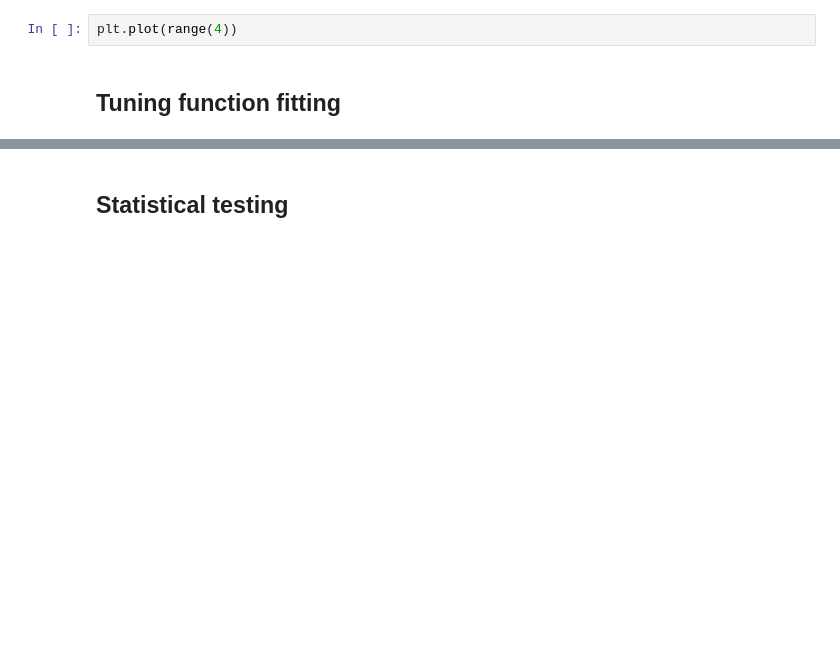
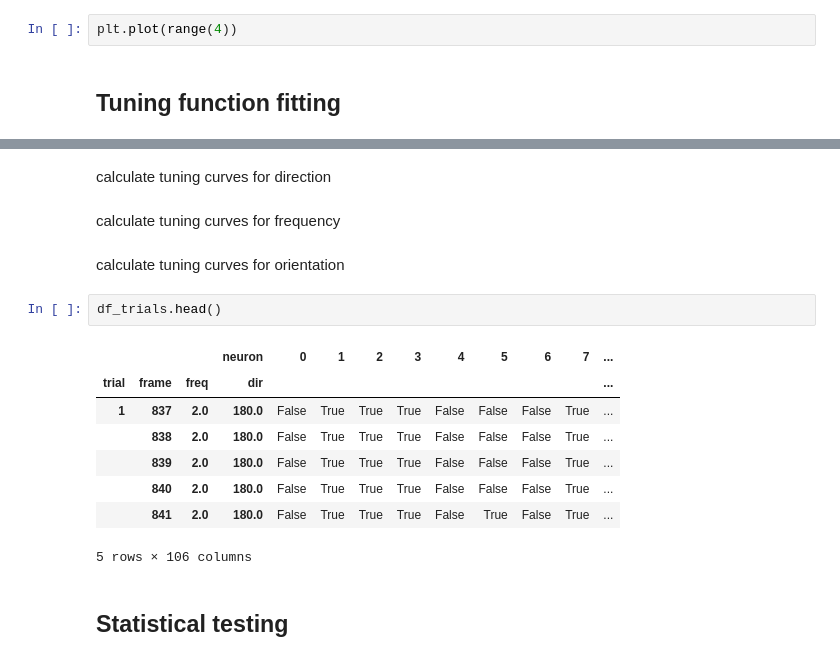
Before and after one commit to toniklenk/NeuralDataScience, a Jupyter notebook: Abschlussprojekt/practical01.ipynb, the cells around one changed output, grey strips where cells are left out. Saved outputs shown, nothing was run; the diff lists cells and outputs as text; blank space fills up the shorter version.

```diff
--- a/Abschlussprojekt/practical01.ipynb
+++ b/Abschlussprojekt/practical01.ipynb
@@ -738,2 +720,19 @@ for i, neuron in enumerate(neurons):
+# %% [markdown]
+calculate tuning curves for direction
+# %% [markdown]
+calculate tuning curves for frequency
+# %% [markdown]
+calculate tuning curves for orientation
+# %%
+df_trials.head()
+# %% [output]
+|  |  |  | neuron | 0 | 1 | 2 | 3 | 4 | 5 | 6 | 7 | ... |
+| trial | frame | freq | dir |  |  |  |  |  |  |  |  | ... |
+| 1 | 837 | 2.0 | 180.0 | False | True | True | True | False | False | False | True | ... |
+|  | 838 | 2.0 | 180.0 | False | True | True | True | False | False | False | True | ... |
+|  | 839 | 2.0 | 180.0 | False | True | True | True | False | False | False | True | ... |
+|  | 840 | 2.0 | 180.0 | False | True | True | True | False | False | False | True | ... |
+|  | 841 | 2.0 | 180.0 | False | True | True | True | False | True | False | True | ... |
+5 rows × 106 columns
 # %% [markdown]
 ## Statistical testing
```
Also changed, not shown: parts of 9 cells of this notebook, 1 other file.
